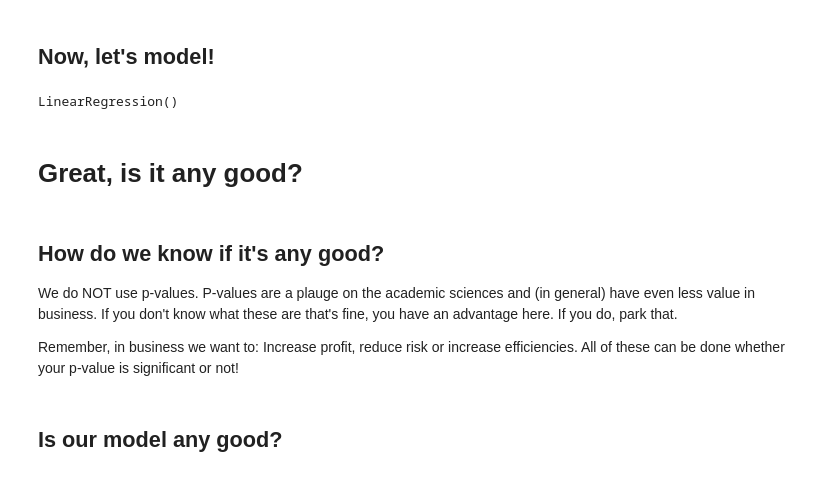
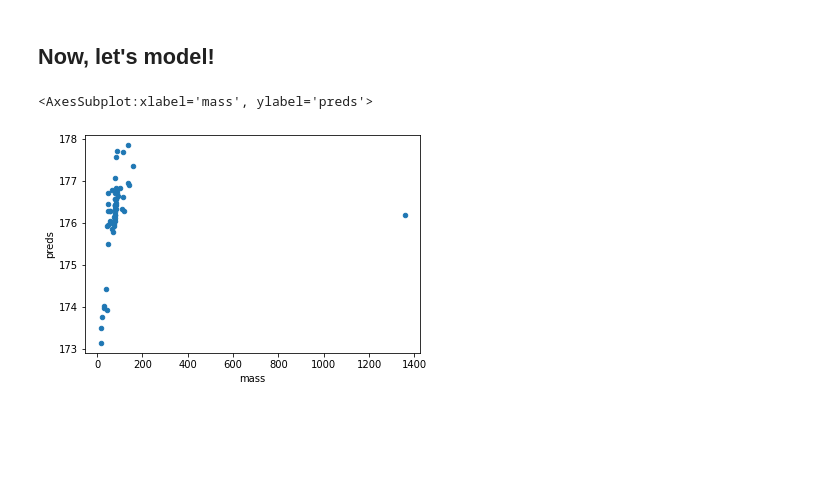
Before and after one commit to infinityworks/academy_datascience_101, a Jupyter notebook: workshop.ipynb, the cells around one changed output. Drawn from its saved outputs; the diff is of its cells as text; code cells hidden in the pictures; blank space fills up the shorter version.

Commit message:
First draft done, needs trimming down and making interactive

```diff
--- a/workshop.ipynb
+++ b/workshop.ipynb
@@ -66,14 +66,10 @@ train_mass, train_height = sk
 # %%
 mod = LinearRegression()
 mod.fit(df.mass.to_numpy().reshape(-1,1), df.height)
+df["preds"] = mod.predict(df.height.to_numpy().reshape(-1,1))
+df["raw_error"] = df.preds - df.mass
+
+df.plot.scatter(x="mass", y="preds")
 # %% [output]
-LinearRegression()
+<AxesSubplot:xlabel='mass', ylabel='preds'>
+[figure, added]
-# %% [markdown]
-# Great, is it any good?
-# %% [markdown]
-## How do we know if it's any good?
-We do NOT use p-values. P-values are a plauge on the academic sciences and (in general) have even less value in business. If you don't know what these are that's fine, you have an advantage here. If you do, park that.
-
-Remember, in business we want to: Increase profit, reduce risk or increase efficiencies. All of these can be done whether your p-value is significant or not!
-# %% [markdown]
-## Is our model any good?
```
Also changed, not shown: parts of 15 cells of this notebook.
